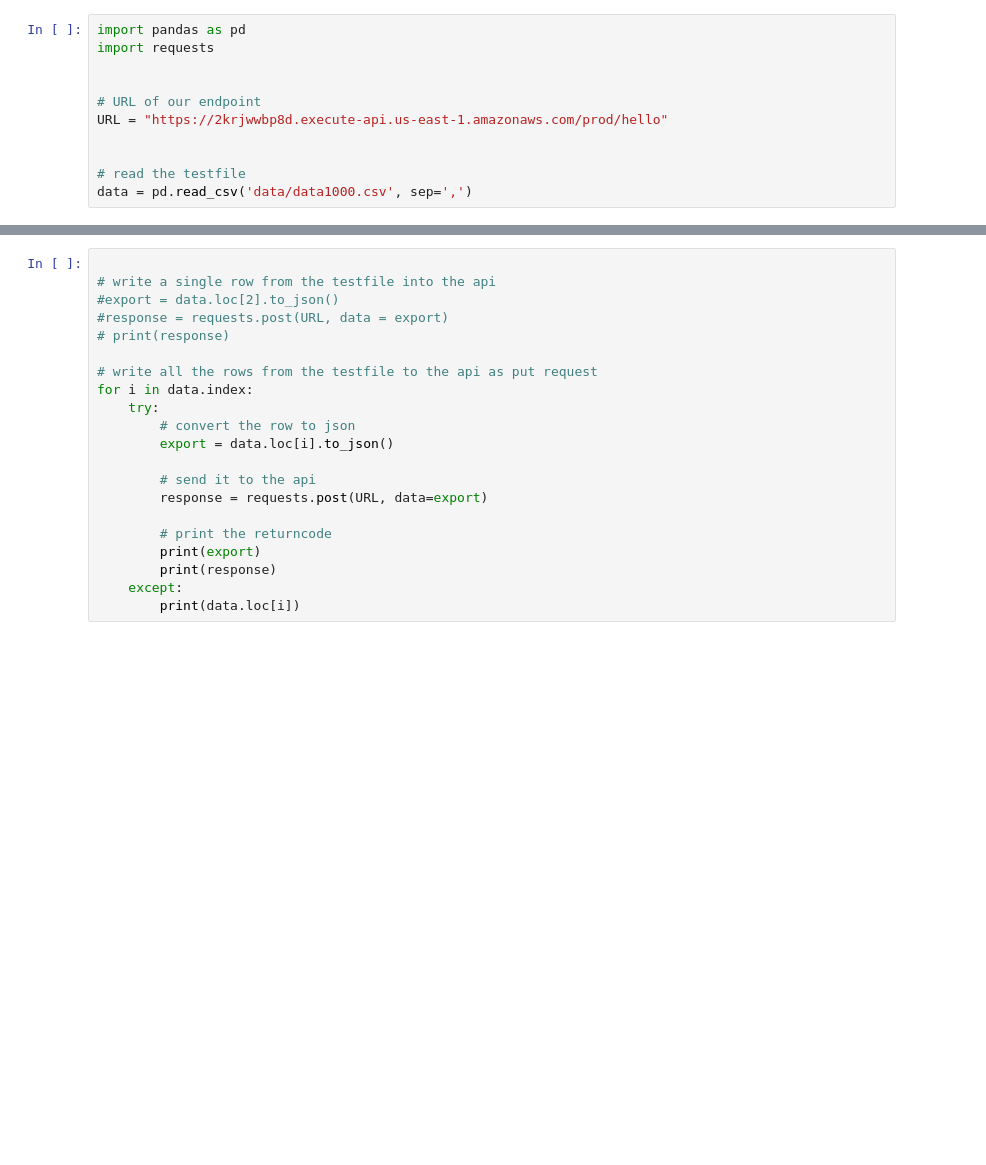
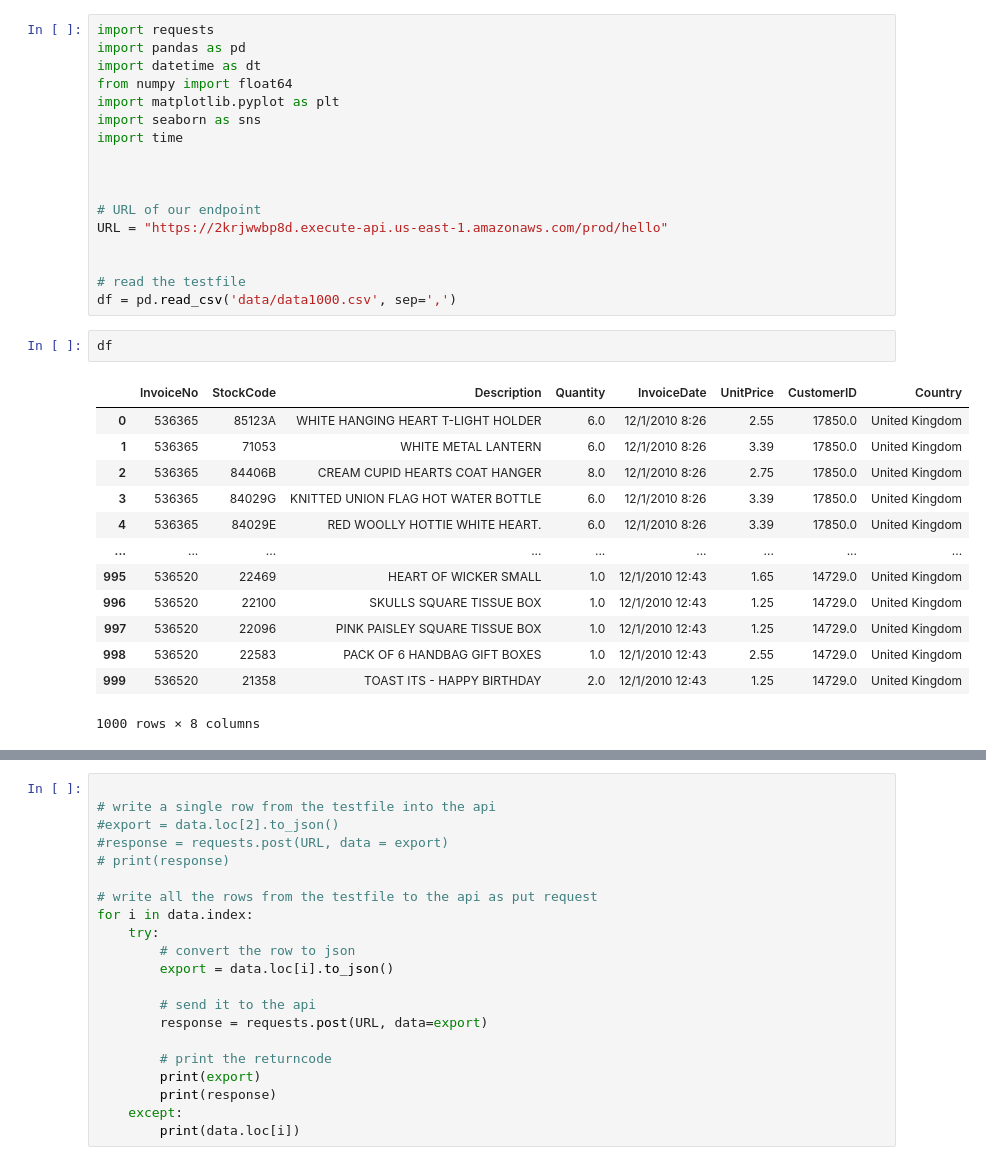
Before and after one commit to jecastrom/ironhack-final-project, a Jupyter notebook: test_ingestion.ipynb, the cells around one changed output, grey strips where cells are left out. Saved outputs shown, nothing was run; the diff lists cells and outputs as text; blank space fills up the shorter version.

```diff
--- a/test_ingestion.ipynb
+++ b/test_ingestion.ipynb
@@ -1,6 +1,12 @@
 # %%
+import requests
 import pandas as pd
-import requests
+import datetime as dt
+from numpy import float64
+import matplotlib.pyplot as plt
+import seaborn as sns
+import time
+
 
 
 # URL of our endpoint
@@ -8,4 +14,20 @@ URL = "https://2krjwwbp8d.execute-api.us-east-1.amazonaws.com/prod/hello"
 
 
 # read the testfile
-data = pd.read_csv('data/data1000.csv', sep=',')
+df = pd.read_csv('data/data1000.csv', sep=',')
+# %%
+df
+# %% [output]
+|  | InvoiceNo | StockCode | Description | Quantity | InvoiceDate | UnitPrice | CustomerID | Country |
+| 0 | 536365 | 85123A | WHITE HANGING HEART T-LIGHT HOLDER | 6.0 | 12/1/2010 8:26 | 2.55 | 17850.0 | United Kingdom |
+| 1 | 536365 | 71053 | WHITE METAL LANTERN | 6.0 | 12/1/2010 8:26 | 3.39 | 17850.0 | United Kingdom |
+| 2 | 536365 | 84406B | CREAM CUPID HEARTS COAT HANGER | 8.0 | 12/1/2010 8:26 | 2.75 | 17850.0 | United Kingdom |
+| 3 | 536365 | 84029G | KNITTED UNION FLAG HOT WATER BOTTLE | 6.0 | 12/1/2010 8:26 | 3.39 | 17850.0 | United Kingdom |
+| 4 | 536365 | 84029E | RED WOOLLY HOTTIE WHITE HEART. | 6.0 | 12/1/2010 8:26 | 3.39 | 17850.0 | United Kingdom |
+| ... | ... | ... | ... | ... | ... | ... | ... | ... |
+| 995 | 536520 | 22469 | HEART OF WICKER SMALL | 1.0 | 12/1/2010 12:43 | 1.65 | 14729.0 | United Kingdom |
+| 996 | 536520 | 22100 | SKULLS SQUARE TISSUE BOX | 1.0 | 12/1/2010 12:43 | 1.25 | 14729.0 | United Kingdom |
+| 997 | 536520 | 22096 | PINK PAISLEY SQUARE TISSUE BOX | 1.0 | 12/1/2010 12:43 | 1.25 | 14729.0 | United Kingdom |
+| 998 | 536520 | 22583 | PACK OF 6 HANDBAG GIFT BOXES | 1.0 | 12/1/2010 12:43 | 2.55 | 14729.0 | United Kingdom |
+| 999 | 536520 | 21358 | TOAST ITS - HAPPY BIRTHDAY | 2.0 | 12/1/2010 12:43 | 1.25 | 14729.0 | United Kingdom |
+1000 rows × 8 columns
```
Also changed, not shown: parts of 6 cells of this notebook, 2 other files.
